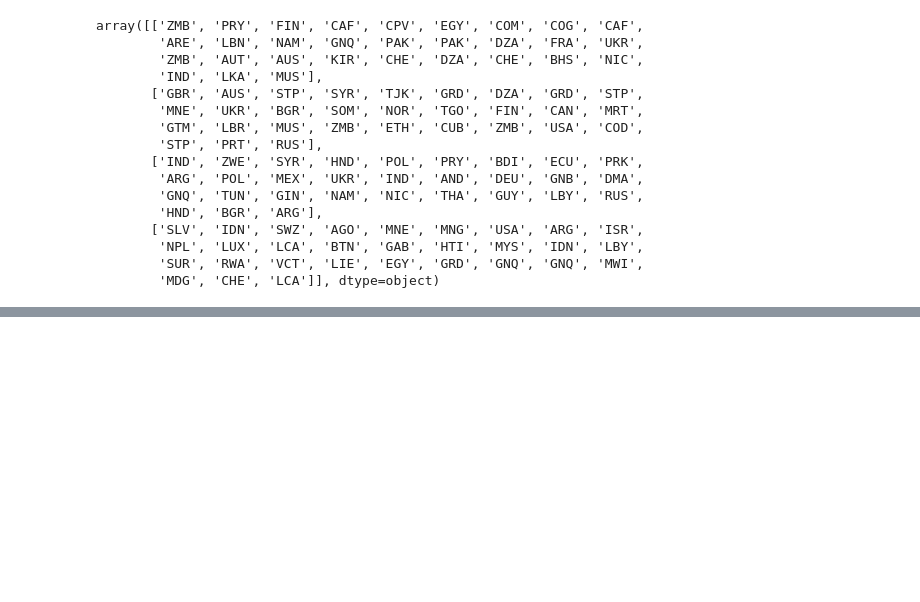
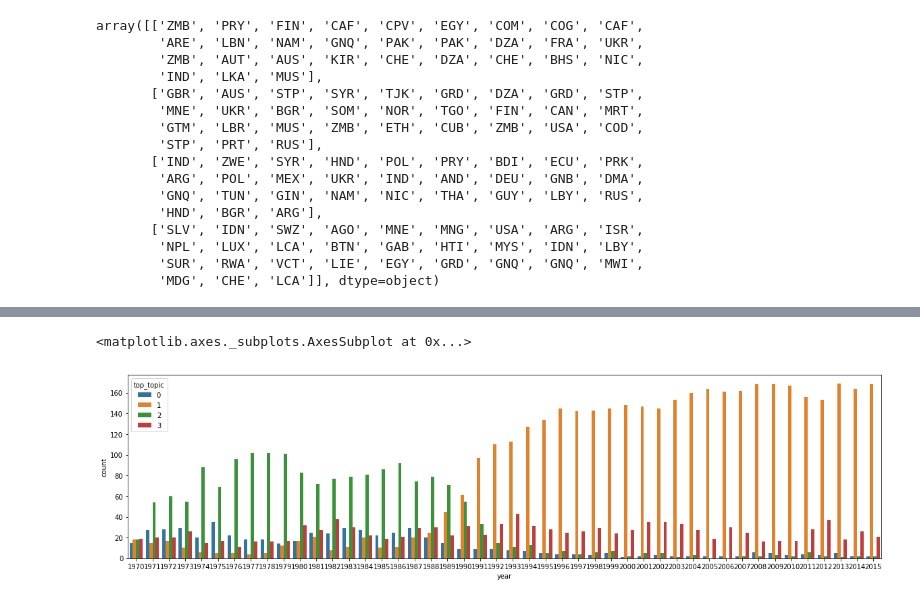
Before and after one commit to katelynrwalker/UN-debates, a Jupyter notebook: nmf_exploration.ipynb, the cells around one changed output, grey strips where cells are left out. Cells and saved outputs as stored; diff of their text form; code cells hidden in the pictures; blank space fills up the shorter version.

Commit message:
plotting topics by year and country

```diff
--- a/nmf_exploration.ipynb
+++ b/nmf_exploration.ipynb
@@ -87,10 +87,10 @@ array([['ZMB', 'PRY', 'FIN', 'CAF', 'CPV', 'EGY', 'COM', 'COG', 'CAF',
 stops2 = stops.union(set(['general', 'assembly',
         'government', 'country', 'people',
         'international', 'world', 'countries', 'also',
-        'united', 'must',
-        'nations',
+        'united', 'must', 'state', 'session',
+        'nations', 'union'
         'policy', 'relations', 'nations', 'peoples',
-        'human', 'region', 'rights', 'political', 'country',
+        'region', 'political', 'country',
         'council']))
 # %%
 bow = CountVectorizer(stop_words=stops2)
@@ -101,6 +101,6 @@ X = X_train.toarray()
 # %%
 nmf = NMF(n_components=4)
-W = nmf.fit_transform(X)
+W = nmf.fit_transform(bag)
 H = nmf.components_
 # %%
 words = bow.get_feature_names()
@@ -244 +269,5 @@ RWA    13
 Name: 3, dtype: int64
+# %%
+top_topic = np.argmax(W, axis=1)
+# %%
+data["top_topic"] = top_topic
@@ -244,0 +285,6 @@ Name: 3, dtype: int64
+# %%
+plt.figure(figsize=(20,5))
+sns.countplot(x='year', hue='top_topic', data=data)
+# %% [output]
+<matplotlib.axes._subplots.AxesSubplot at 0x...>
+[figure, added]
```
Also changed, not shown: parts of 16 cells of this notebook.
